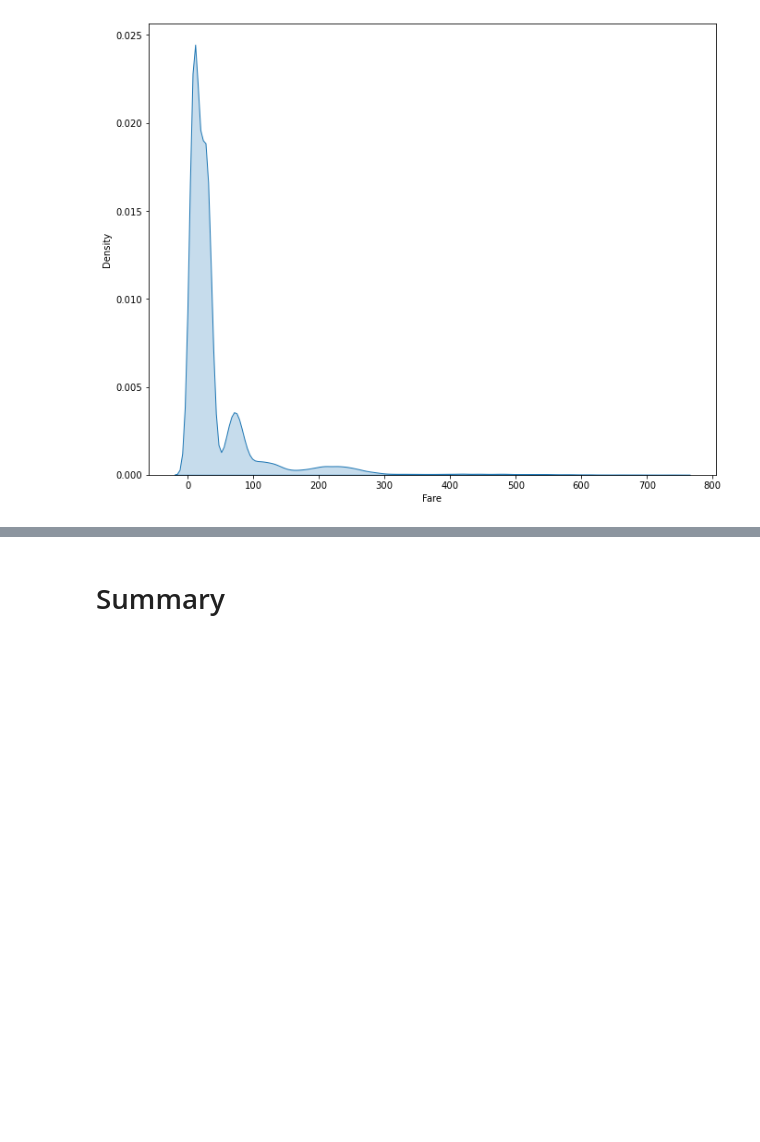
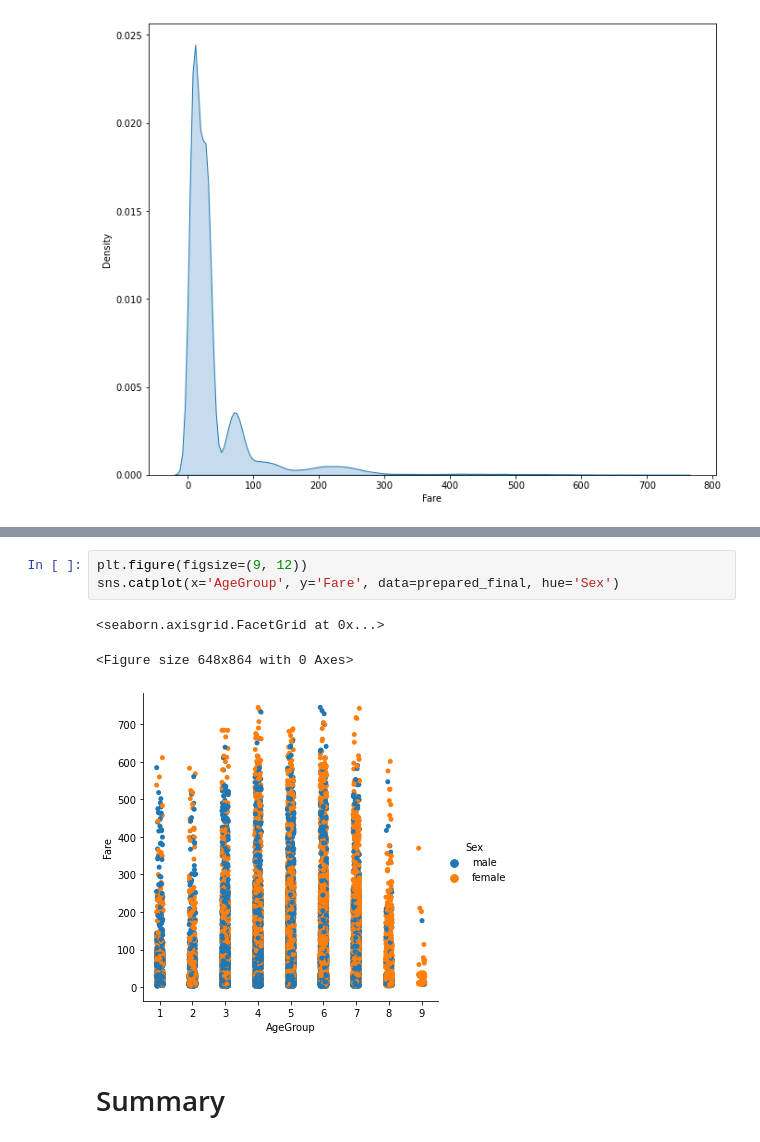
Before and after one commit to DimaValetsky/ml-intro, a Jupyter notebook: 2_data_exploration/eda.ipynb, the cells around one changed output, grey strips where cells are left out. Drawn from its saved outputs; the diff is of its cells as text; blank space fills up the shorter version.

```diff
--- a/2_data_exploration/eda.ipynb
+++ b/2_data_exploration/eda.ipynb
@@ -113,2 +127,9 @@ sns.kdeplot(data=prepared_final['Age'], shade=True)
+# %%
+plt.figure(figsize=(9, 12))
+sns.catplot(x='AgeGroup', y='Fare', data=prepared_final, hue='Sex')
+# %% [output]
+<seaborn.axisgrid.FacetGrid at 0x...>
+<Figure size 648x864 with 0 Axes>
+[figure, added]
 # %% [markdown]
 # Summary
```
Also changed, not shown: parts of 4 cells of this notebook.
